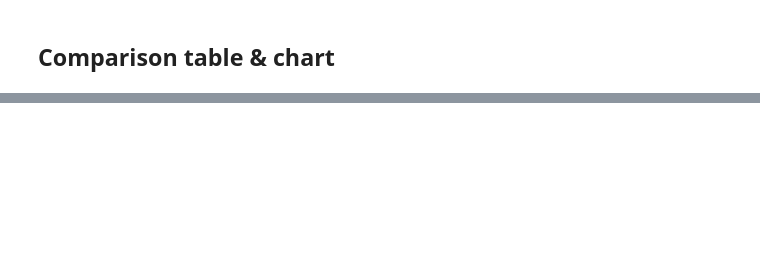
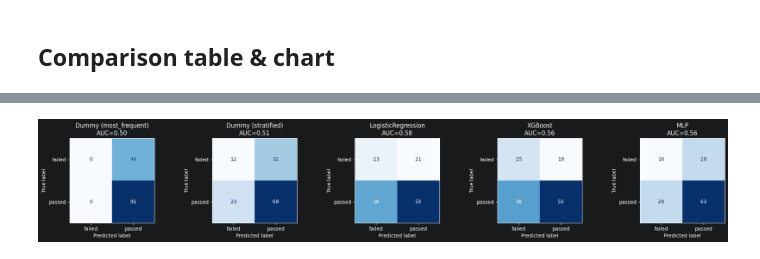
Before and after one commit to staldenhoefler/P-BI-MMI, a Jupyter notebook: part3/notebooks/03_model_comparison.ipynb, the cells around one changed output, grey strips where cells are left out. Cells and saved outputs as stored; diff of their text form; code cells hidden in the pictures; blank space fills up the shorter version.

```diff
--- a/part3/notebooks/03_model_comparison.ipynb
+++ b/part3/notebooks/03_model_comparison.ipynb
@@ -146,0 +305,32 @@ plt.show()
+# %%
+# One comparison table over all models. Pooled out-of-fold metrics, plus per-fold
+# AUC and expected-cost as mean ± std (n_splits folds). Note the inversion the
+# rubric asks for: a dummy can win on accuracy yet lose badly on cost.
+def _summary_row(r):
+    m = r["pooled_metrics"]
+    return {
+        "accuracy": m["accuracy"],
+        "precision": m["precision"],
+        "recall": m["recall"],
+        "f1": m["f1"],
+        "roc_auc": m.get("roc_auc", float("nan")),
+        "auc_mean": r["auc_mean"],
+        "auc_std": r["auc_std"],
+        "cost_mean": r.get("cost_mean", float("nan")),
+        "cost_std": r.get("cost_std", float("nan")),
+    }
+
+cv_table = pd.DataFrame({name: _summary_row(r) for name, r in cv_results.items()}).T
+cv_table = cv_table[["accuracy", "precision", "recall", "f1", "roc_auc",
+                     "auc_mean", "auc_std", "cost_mean", "cost_std"]]
+
+print("per-fold mean ± std across folds:")
+for name, r in cv_results.items():
+    print(f"  {name:24s} AUC {r['auc_mean']:.3f} ± {r['auc_std']:.3f}"
+          f"   cost {r.get('cost_mean', float('nan')):.3f} ± {r.get('cost_std', float('nan')):.3f}")
+
+display(
+    cv_table.style.format("{:.3f}")
+    .background_gradient(cmap="Greens", subset=["roc_auc", "auc_mean"])
+    .background_gradient(cmap="Reds_r", subset=["cost_mean"])
+)
@@ -146,0 +350,13 @@ plt.show()
+# %%
+# Pooled out-of-fold confusion matrices (every student predicted from its held-out fold).
+n = len(cv_results)
+fig, axes = plt.subplots(1, n, figsize=(4 * n, 3.5))
+for ax, (name, r) in zip(np.atleast_1d(axes), cv_results.items()):
+    ConfusionMatrixDisplay(r["confusion_matrix"], display_labels=["failed", "passed"]).plot(
+        ax=ax, colorbar=False, cmap="Blues"
+    )
+    ax.set_title(f"{name}\nAUC={r['pooled_metrics'].get('roc_auc', float('nan')):.2f}")
+plt.tight_layout()
+plt.show()
+# %% [output]
+[figure, added]
```
Also changed, not shown: parts of 14 cells of this notebook, 6 other files.
